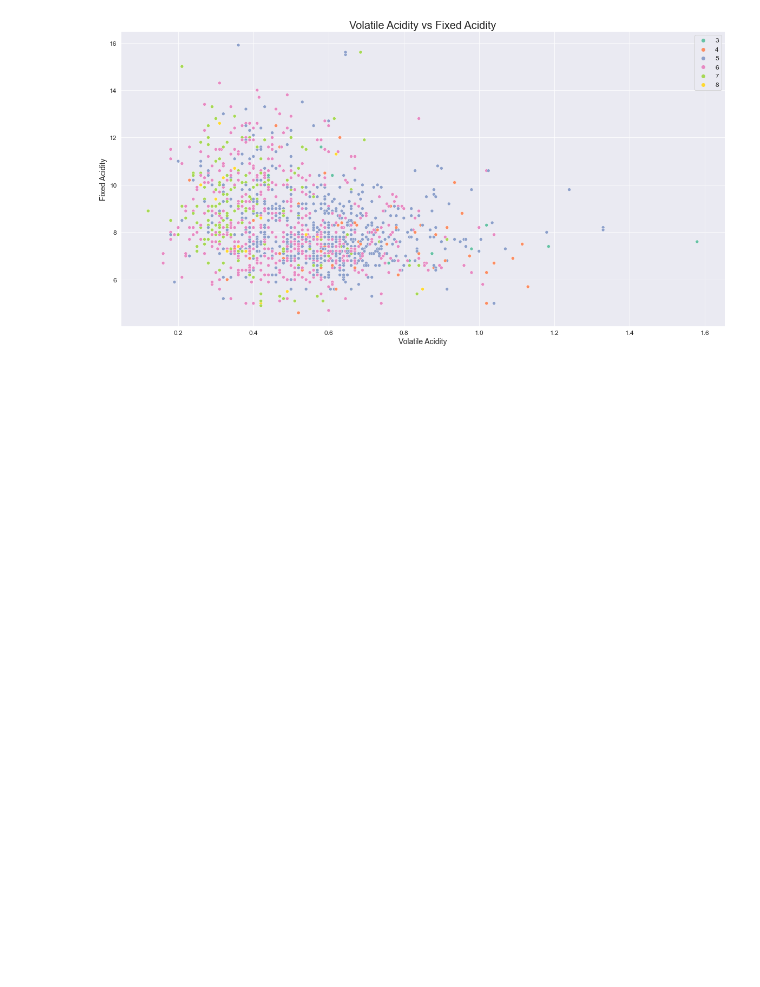
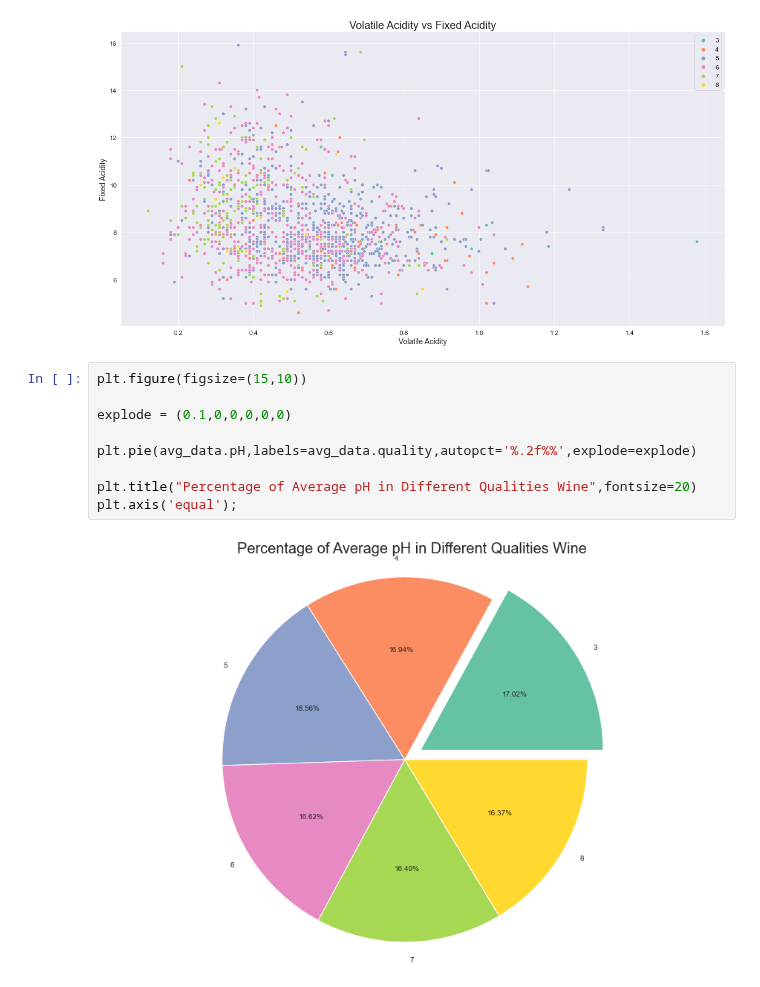
Before and after one commit to shamimsikder/Data-Visualization-Exercises, a Jupyter notebook: Wine Quality Data Visualization.ipynb, the cells around one changed output. Cells and saved outputs as stored; diff of their text form; blank space fills up the shorter version.

Commit message:
Average pH

```diff
--- a/Wine Quality Data Visualization.ipynb
+++ b/Wine Quality Data Visualization.ipynb
@@ -288,3 +288,14 @@ plt.yticks(fontsize=12)
 plt.legend(fontsize=12);
 # %% [output]
 [figure]
+# %%
+plt.figure(figsize=(15,10))
+
+explode = (0.1,0,0,0,0,0)
+
+plt.pie(avg_data.pH,labels=avg_data.quality,autopct='%.2f%%',explode=explode)
+
+plt.title("Percentage of Average pH in Different Qualities Wine",fontsize=20)
+plt.axis('equal');
+# %% [output]
+[figure, added]
```
